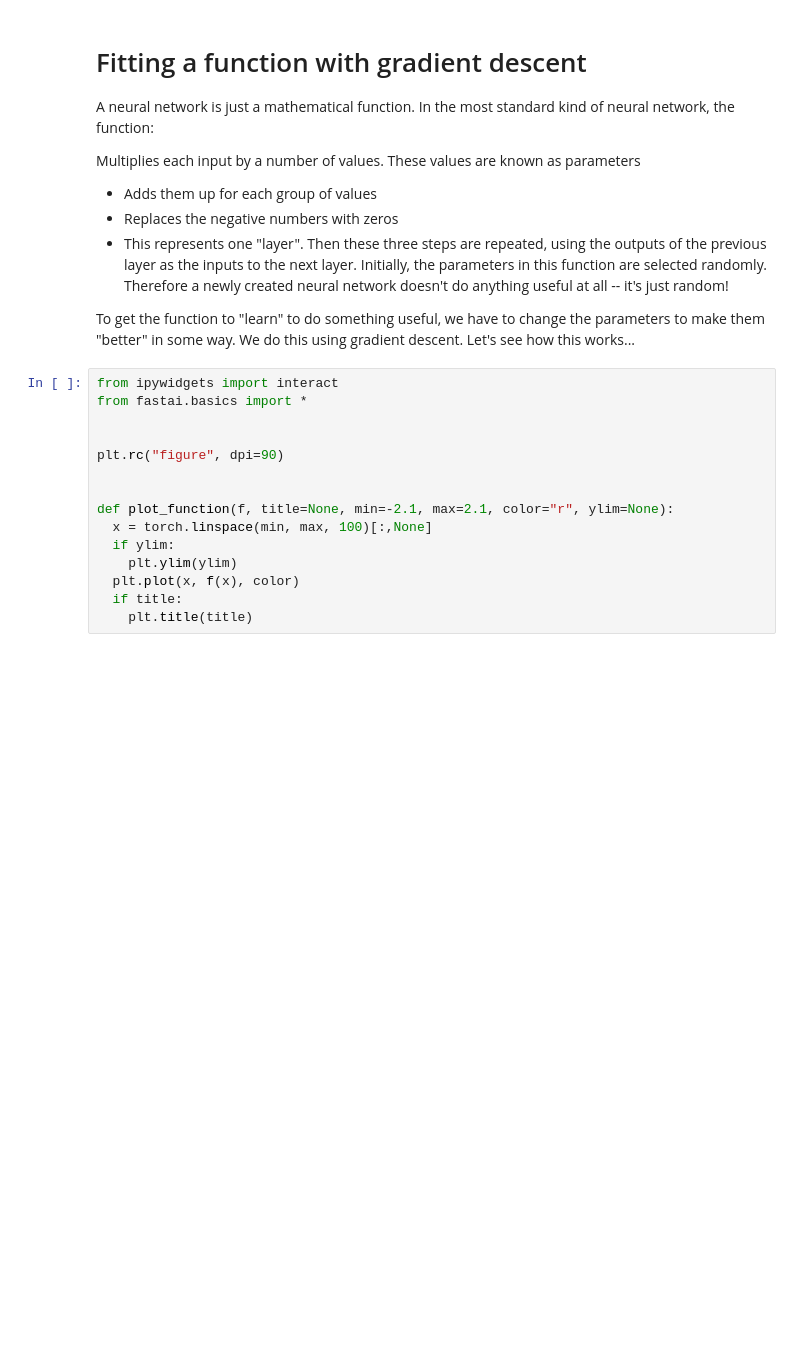
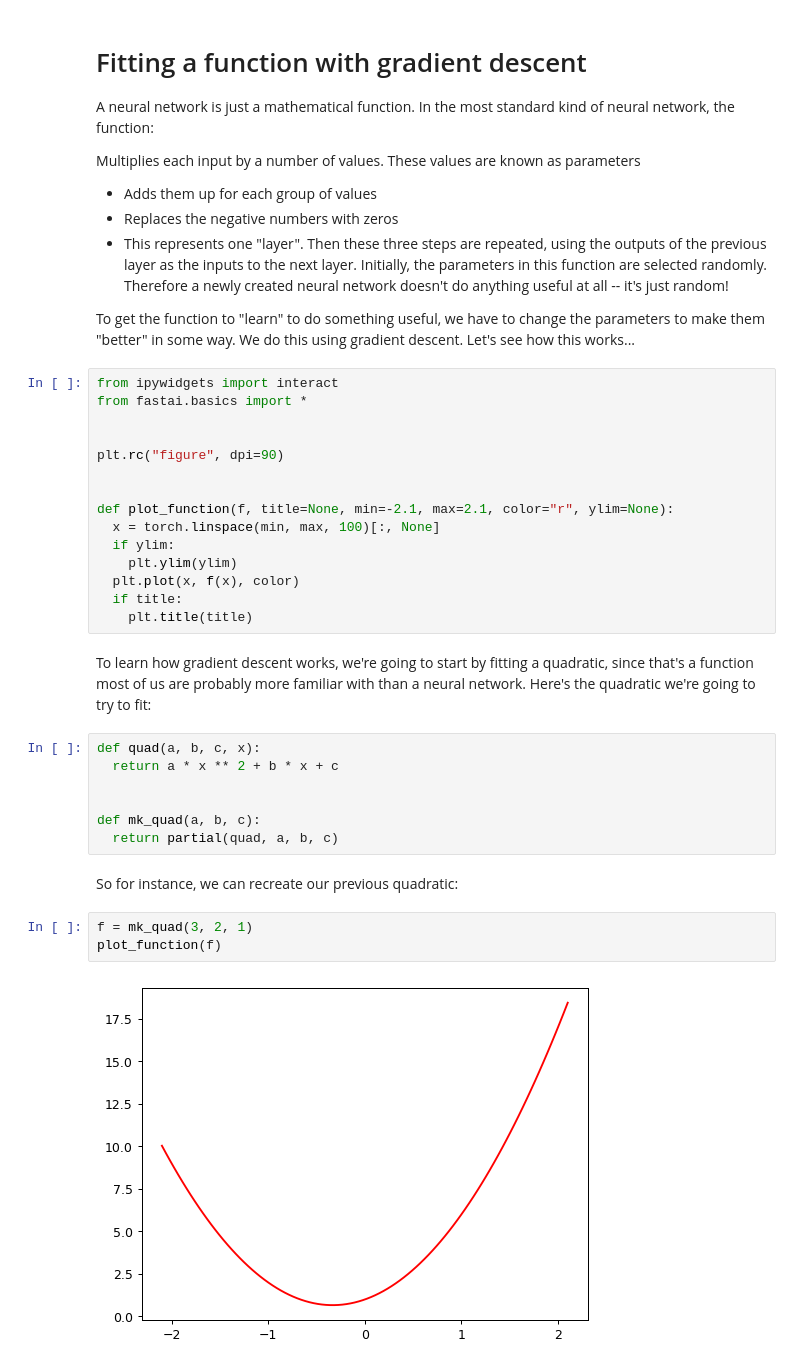
Before and after one commit to dmosc/fastai-course, a Jupyter notebook: notebooks/chapter-4/how-does-a-neural-net-work.ipynb, the cells around one changed output. Cells and saved outputs as stored; diff of their text form; blank space fills up the shorter version.

```diff
--- a/notebooks/chapter-4/how-does-a-neural-net-work.ipynb
+++ b/notebooks/chapter-4/how-does-a-neural-net-work.ipynb
@@ -19,9 +19,25 @@ plt.rc("figure", dpi=90)
 
 
 def plot_function(f, title=None, min=-2.1, max=2.1, color="r", ylim=None):
-  x = torch.linspace(min, max, 100)[:,None]
+  x = torch.linspace(min, max, 100)[:, None]
   if ylim:
     plt.ylim(ylim)
   plt.plot(x, f(x), color)
   if title:
     plt.title(title)
+# %% [markdown]
+To learn how gradient descent works, we're going to start by fitting a quadratic, since that's a function most of us are probably more familiar with than a neural network. Here's the quadratic we're going to try to fit:
+# %%
+def quad(a, b, c, x):
+  return a * x ** 2 + b * x + c
+
+
+def mk_quad(a, b, c):
+  return partial(quad, a, b, c)
+# %% [markdown]
+So for instance, we can recreate our previous quadratic:
+# %%
+f = mk_quad(3, 2, 1)
+plot_function(f)
+# %% [output]
+[figure, added]
```
Also changed, not shown: parts of 28 cells of this notebook.
